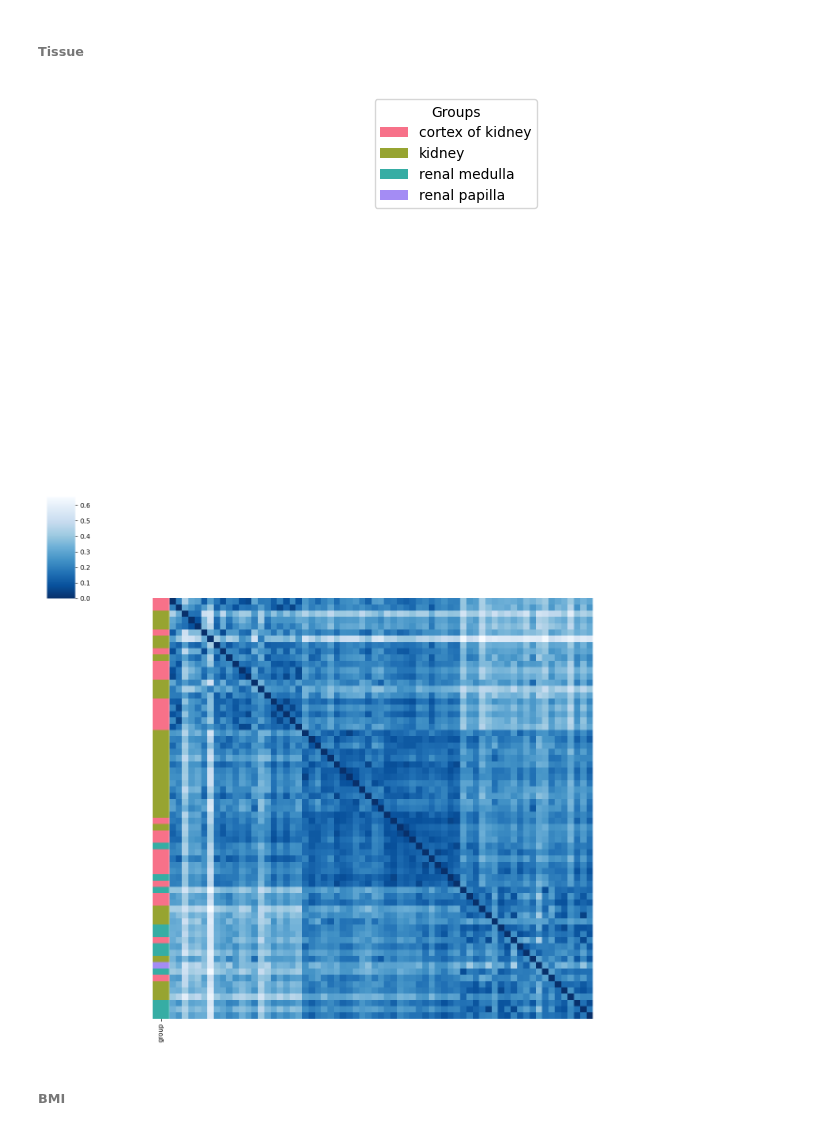
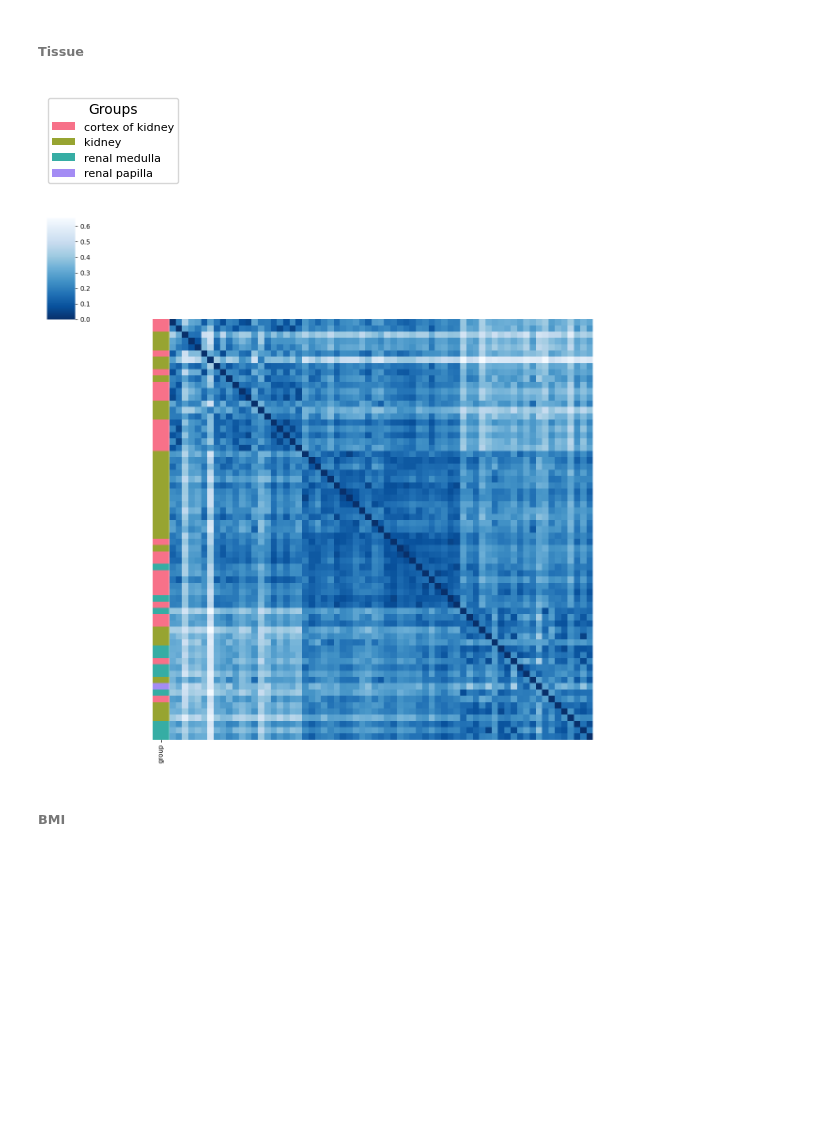
Before and after one commit to CostaLab/PILOT, a Jupyter notebook: Tutorial/Kidney_clusters.ipynb, the cells around one changed output. Saved outputs shown, nothing was run; the diff lists cells and outputs as text; code cells hidden in the pictures; blank space fills up the shorter version.

```diff
--- a/Tutorial/Kidney_clusters.ipynb
+++ b/Tutorial/Kidney_clusters.ipynb
@@ -113,9 +115,9 @@ pl.tl.clinical_variables_corr_sub_clusters(adata,sorter_order=['1','0','2'],samp
 # %% [markdown]
 ###### Tissue
 # %%
-pl.tl.clinical_variables_corr_sub_clusters(adata,sorter_order=['1','0','2'],sample_col='donor_id',feature='tissue',proportion_df=proportion_df)
+pl.tl.clinical_variables_corr_sub_clusters(adata,sorter_order=['1','0','2'],sample_col='donor_id',feature='tissue',proportion_df=proportion_df,figsize_legend=(1,1))
 # %% [output]
-[figure, old version]
+[figure, new version]
 [figure]
 # %% [markdown]
 ###### BMI
```
Also changed, not shown: parts of 10 cells of this notebook, 40 other files.
